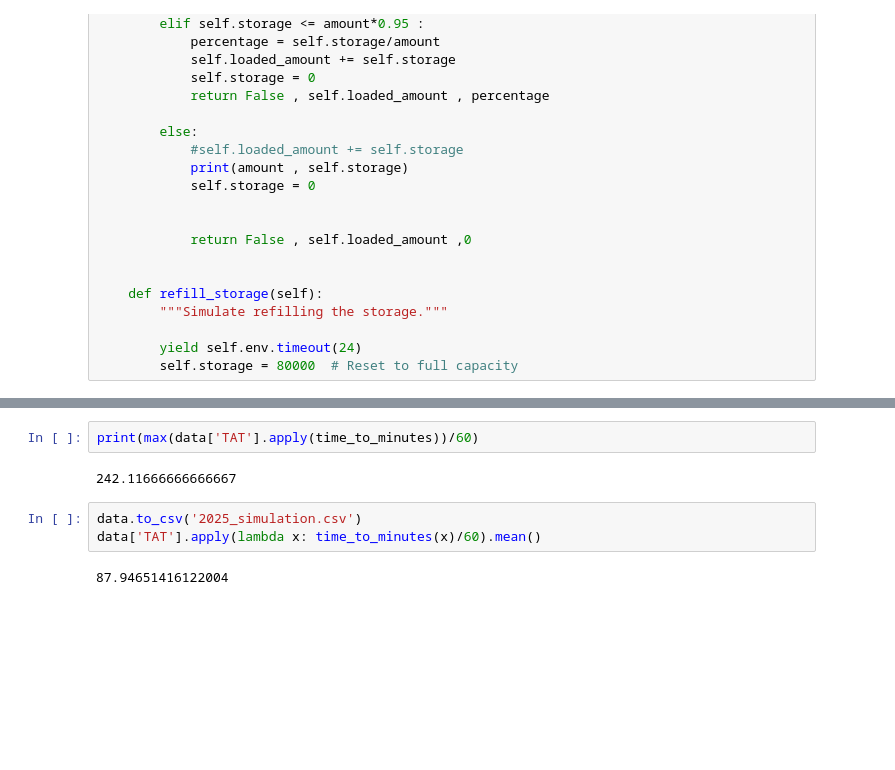
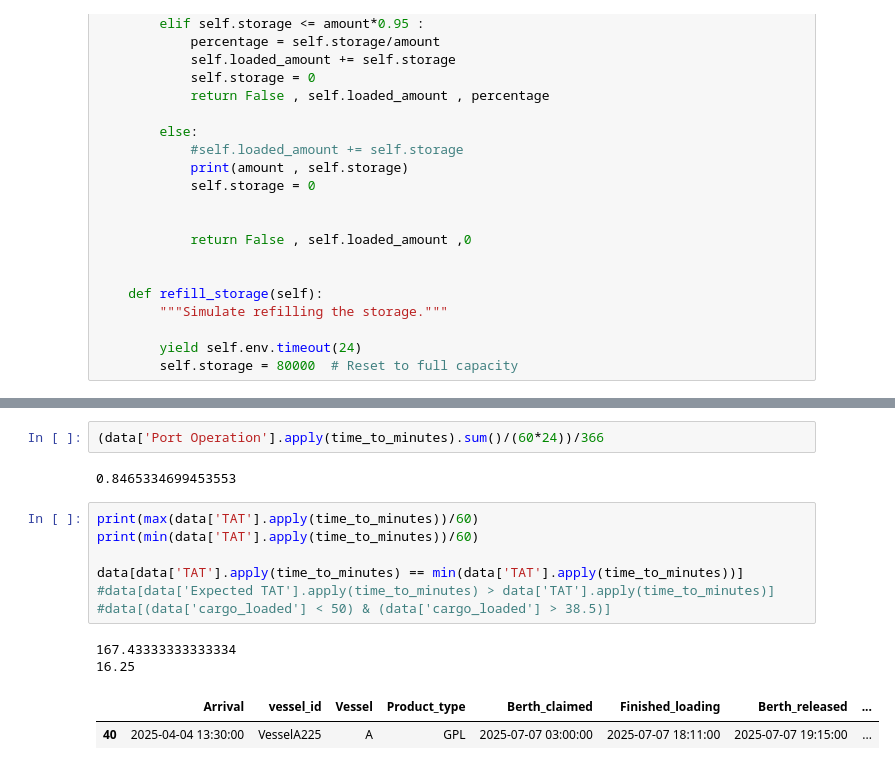
Before and after one commit to Mohammed-khlifi/port_trafic_simulation, a Jupyter notebook: DES.ipynb, the cells around one changed output, grey strips where cells are left out. Saved outputs shown, nothing was run; the diff lists cells and outputs as text; blank space fills up the shorter version.

```diff
--- a/DES.ipynb
+++ b/DES.ipynb
@@ -835,9 +819,16 @@ print(data['cargo_loaded'].sum())
 # %%
-print(max(data['TAT'].apply(time_to_minutes))/60)
+(data['Port Operation'].apply(time_to_minutes).sum()/(60*24))/366
 # %% [output]
-242.11666666666667
+0.8465334699453553
-# %%
-data.to_csv('2025_simulation.csv')
-data['TAT'].apply(lambda x: time_to_minutes(x)/60).mean()
-# %% [output]
-87.94651416122004
+# %%
+print(max(data['TAT'].apply(time_to_minutes))/60)
+print(min(data['TAT'].apply(time_to_minutes))/60)
+
+data[data['TAT'].apply(time_to_minutes) == min(data['TAT'].apply(time_to_minutes))]
+#data[data['Expected TAT'].apply(time_to_minutes) > data['TAT'].apply(time_to_minutes)]
+#data[(data['cargo_loaded'] < 50) & (data['cargo_loaded'] > 38.5)]
+# %% [output]
+167.43333333333334
+16.25
+|  | Arrival | vessel_id | Vessel | Product_type | Berth_claimed | Finished_loading | Berth_released | ... |
+| 40 | 2025-04-04 13:30:00 | VesselA225 | A | GPL | 2025-07-07 03:00:00 | 2025-07-07 18:11:00 | 2025-07-07 19:15:00 | ... |
```
Also changed, not shown: parts of 14 cells of this notebook, 2 other files.
